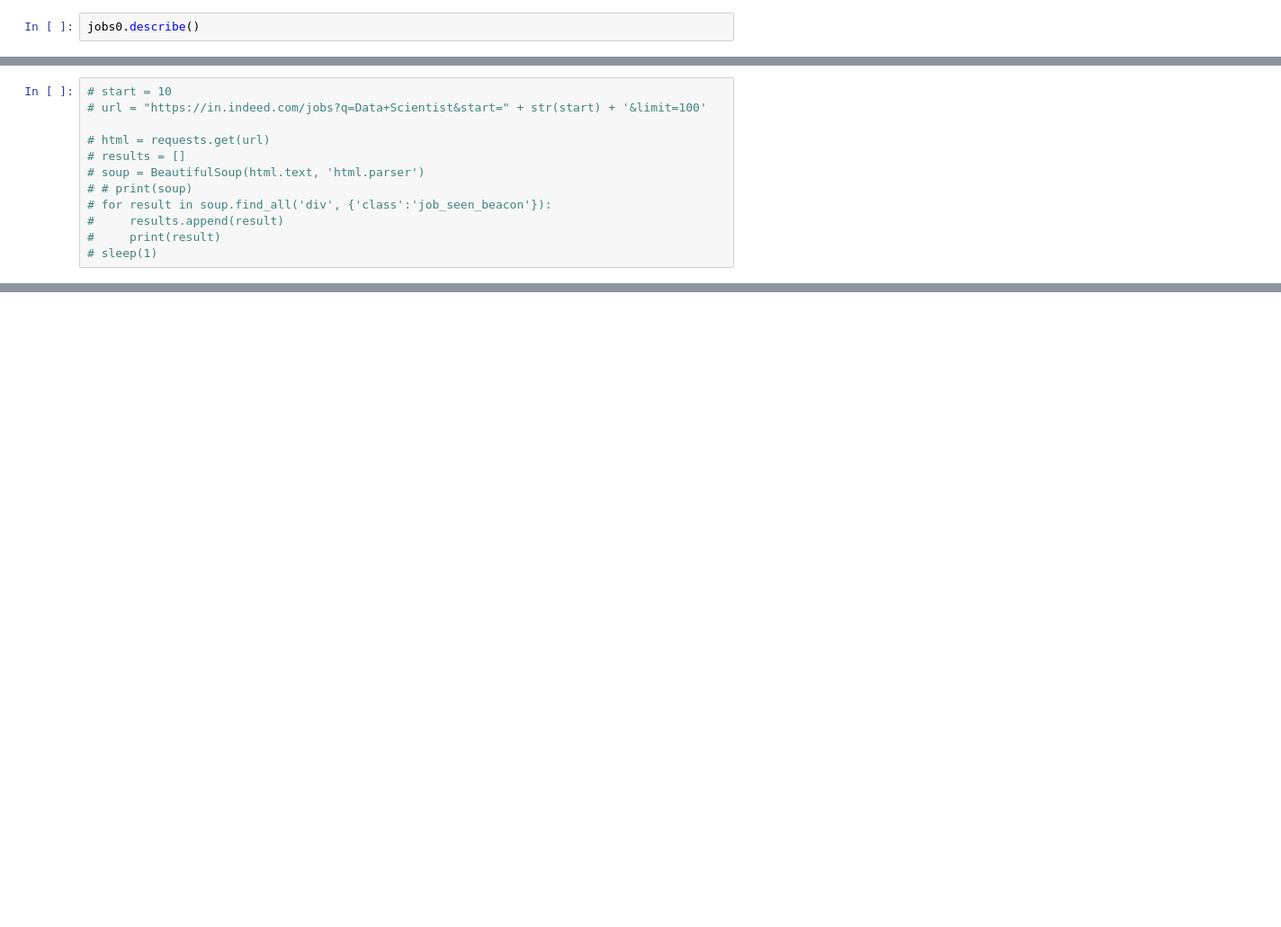
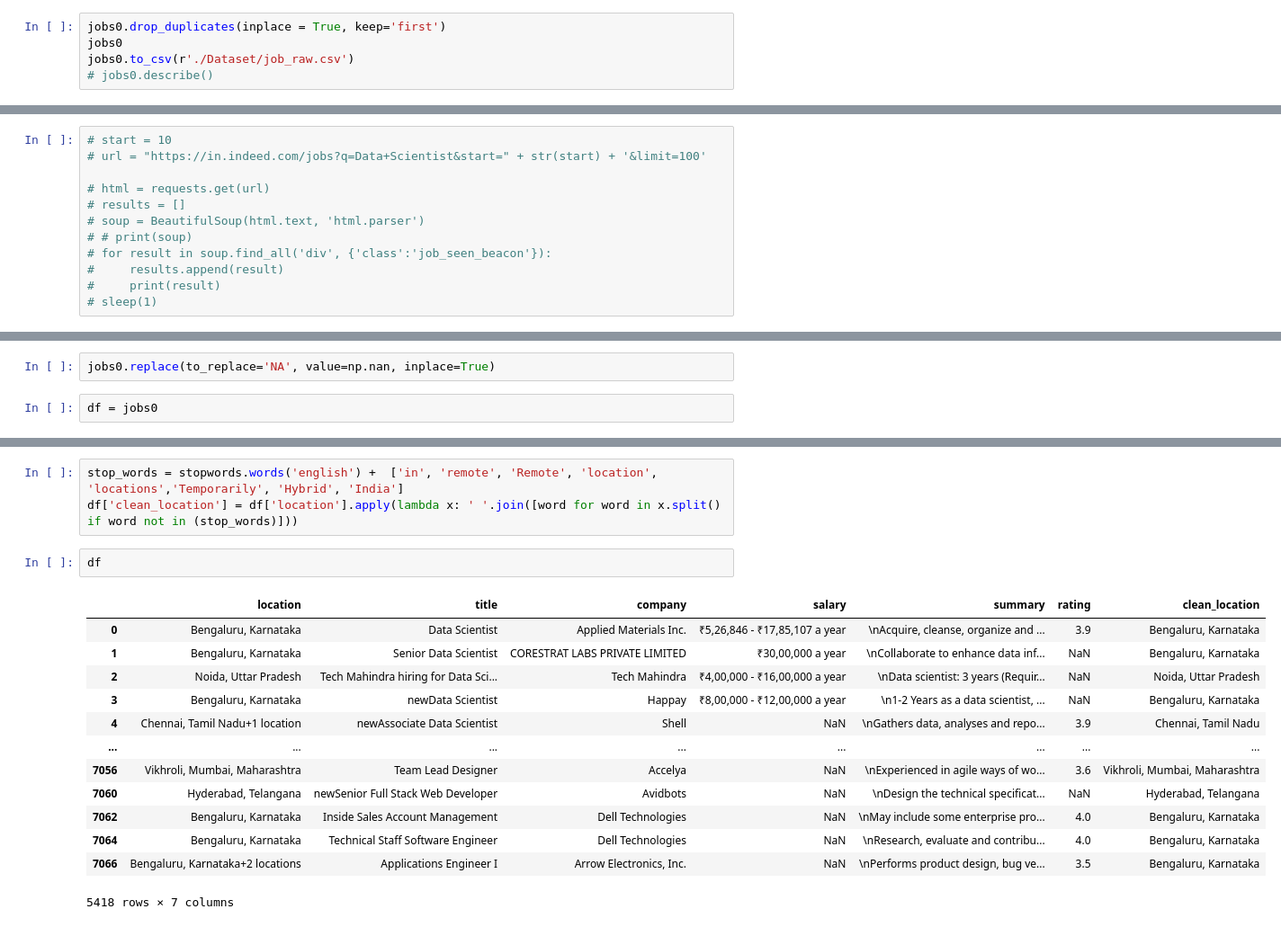
Before and after one commit to iamkish0re/WebScrapper, a Jupyter notebook: WebScrappper.ipynb, the cells around one changed output, grey strips where cells are left out. Shown at 90% size. Saved outputs shown, nothing was run; the diff lists cells and outputs as text; blank space fills up the shorter version.

Commit message:
Cleaning Data

```diff
--- a/WebScrappper.ipynb
+++ b/WebScrappper.ipynb
@@ -89,4 +111,7 @@ for entry in results:
     rating = get_rating(entry)
     jobs0.loc[len(jobs0)] = [location, title, company, salary, desc, rating]
 # %%
-jobs0.describe()
+jobs0.drop_duplicates(inplace = True, keep='first')
+jobs0
+jobs0.to_csv(r'./Dataset/job_raw.csv')
+# jobs0.describe()
@@ -187,0 +159,4 @@ except Exception as e:
+# %%
+jobs0.replace(to_replace='NA', value=np.nan, inplace=True)
+# %%
+df = jobs0
@@ -187,0 +259,19 @@ except Exception as e:
+# %%
+stop_words = stopwords.words('english') +  ['in', 'remote', 'Remote', 'location', 'locations','Temporarily', 'Hybrid', 'India']
+df['clean_location'] = df['location'].apply(lambda x: ' '.join([word for word in x.split() if word not in (stop_words)]))
+# %%
+df
+# %% [output]
+|  | location | title | company | salary | summary | rating | clean_location |
+| 0 | Bengaluru, Karnataka | Data Scientist | Applied Materials Inc. | ₹5,26,846 - ₹17,85,107 a year | \nAcquire, cleanse, organize and ... | 3.9 | Bengaluru, Karnataka |
+| 1 | Bengaluru, Karnataka | Senior Data Scientist | CORESTRAT LABS PRIVATE LIMITED | ₹30,00,000 a year | \nCollaborate to enhance data inf... | NaN | Bengaluru, Karnataka |
+| 2 | Noida, Uttar Pradesh | Tech Mahindra hiring for Data Sci... | Tech Mahindra | ₹4,00,000 - ₹16,00,000 a year | \nData scientist: 3 years (Requir... | NaN | Noida, Uttar Pradesh |
+| 3 | Bengaluru, Karnataka | newData Scientist | Happay | ₹8,00,000 - ₹12,00,000 a year | \n1-2 Years as a data scientist, ... | NaN | Bengaluru, Karnataka |
+| 4 | Chennai, Tamil Nadu+1 location | newAssociate Data Scientist | Shell | NaN | \nGathers data, analyses and repo... | 3.9 | Chennai, Tamil Nadu |
+| ... | ... | ... | ... | ... | ... | ... | ... |
+| 7056 | Vikhroli, Mumbai, Maharashtra | Team Lead Designer | Accelya | NaN | \nExperienced in agile ways of wo... | 3.6 | Vikhroli, Mumbai, Maharashtra |
+| 7060 | Hyderabad, Telangana | newSenior Full Stack Web Developer | Avidbots | NaN | \nDesign the technical specificat... | NaN | Hyderabad, Telangana |
+| 7062 | Bengaluru, Karnataka | Inside Sales Account Management | Dell Technologies | NaN | \nMay include some enterprise pro... | 4.0 | Bengaluru, Karnataka |
+| 7064 | Bengaluru, Karnataka | Technical Staff Software Engineer | Dell Technologies | NaN | \nResearch, evaluate and contribu... | 4.0 | Bengaluru, Karnataka |
+| 7066 | Bengaluru, Karnataka+2 locations | Applications Engineer I | Arrow Electronics, Inc. | NaN | \nPerforms product design, bug ve... | 3.5 | Bengaluru, Karnataka |
+5418 rows × 7 columns
```
Also changed, not shown: parts of 27 cells of this notebook, 2 other files.
